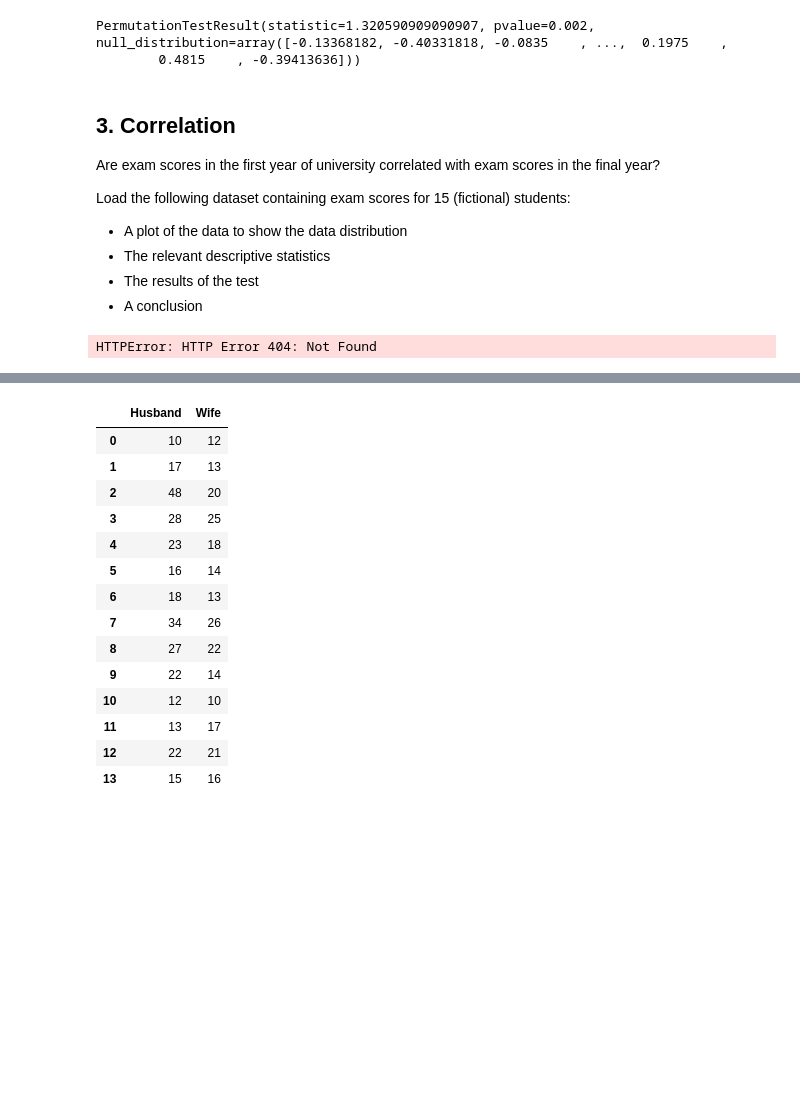
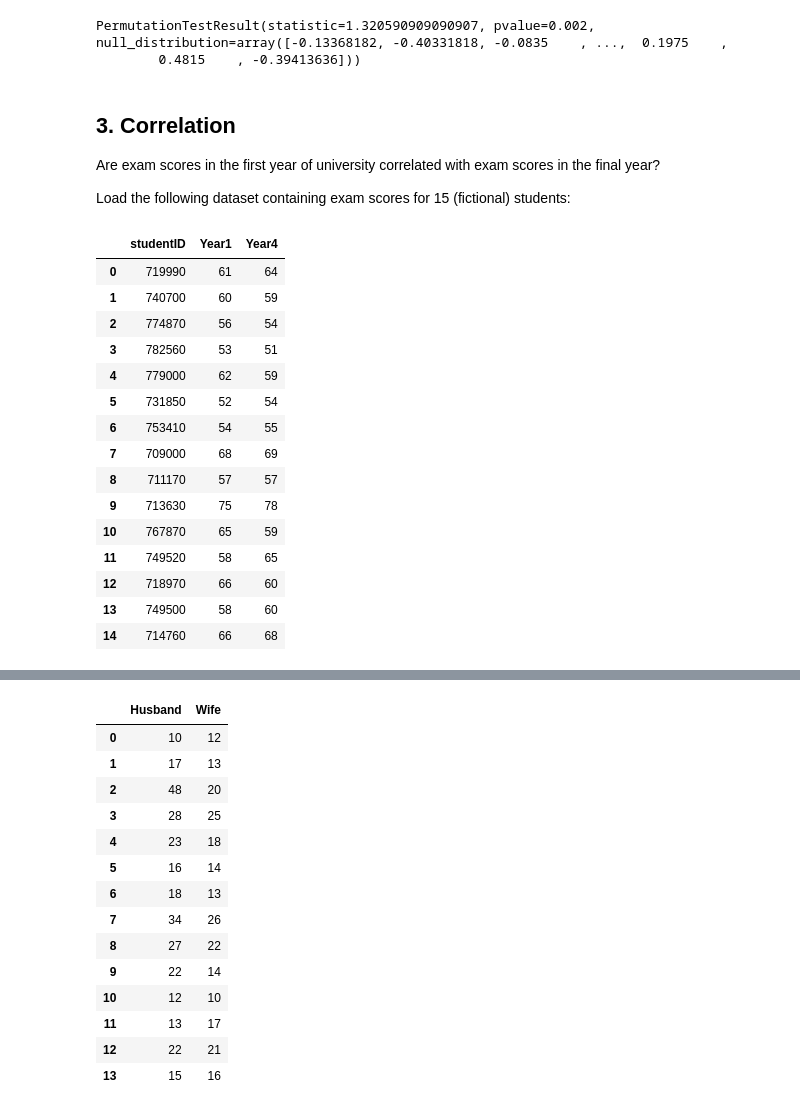
Before and after one commit to jillxoreilly/StatsCourseBook_2024, a Jupyter notebook: Chapter5_ClassicTests/MT_wk6_furtherExercises.ipynb, the cells around one changed output, grey strips where cells are left out. Cells and saved outputs as stored; diff of their text form; code cells hidden in the pictures; blank space fills up the shorter version.

```diff
--- a/Chapter5_ClassicTests/MT_wk6_furtherExercises.ipynb
+++ b/Chapter5_ClassicTests/MT_wk6_furtherExercises.ipynb
@@ -153,13 +153,23 @@ PermutationTestResult(statistic=1.320590909090907, pvalue=0.002, null_distributi
 Are exam scores in the first year of university correlated with exam scores in the final year?
 
 Load the following dataset containing exam scores for 15 (fictional) students:
-
-* A plot of the data to show the data distribution
-* The relevant descriptive statistics
-* The results of the test
-* A conclusion
 # %%
-ex = pd.read_csv('https://raw.githubusercontent.com/jillxoreilly/StatsCourseBook_2024/main/data/GDPvsCO2.csv')
-carbon
+exams = pd.read_csv('https://raw.githubusercontent.com/jillxoreilly/StatsCourseBook_2024/main/data/ExamCorr1.csv')
+exams
 # %% [output]
-HTTPError: HTTP Error 404: Not Found
+|  | studentID | Year1 | Year4 |
+| 0 | 719990 | 61 | 64 |
+| 1 | 740700 | 60 | 59 |
+| 2 | 774870 | 56 | 54 |
+| 3 | 782560 | 53 | 51 |
+| 4 | 779000 | 62 | 59 |
+| 5 | 731850 | 52 | 54 |
+| 6 | 753410 | 54 | 55 |
+| 7 | 709000 | 68 | 69 |
+| 8 | 711170 | 57 | 57 |
+| 9 | 713630 | 75 | 78 |
+| 10 | 767870 | 65 | 59 |
+| 11 | 749520 | 58 | 65 |
+| 12 | 718970 | 66 | 60 |
+| 13 | 749500 | 58 | 60 |
+| 14 | 714760 | 66 | 68 |
```
Also changed, not shown: parts of 5 cells of this notebook, 1 other file.
